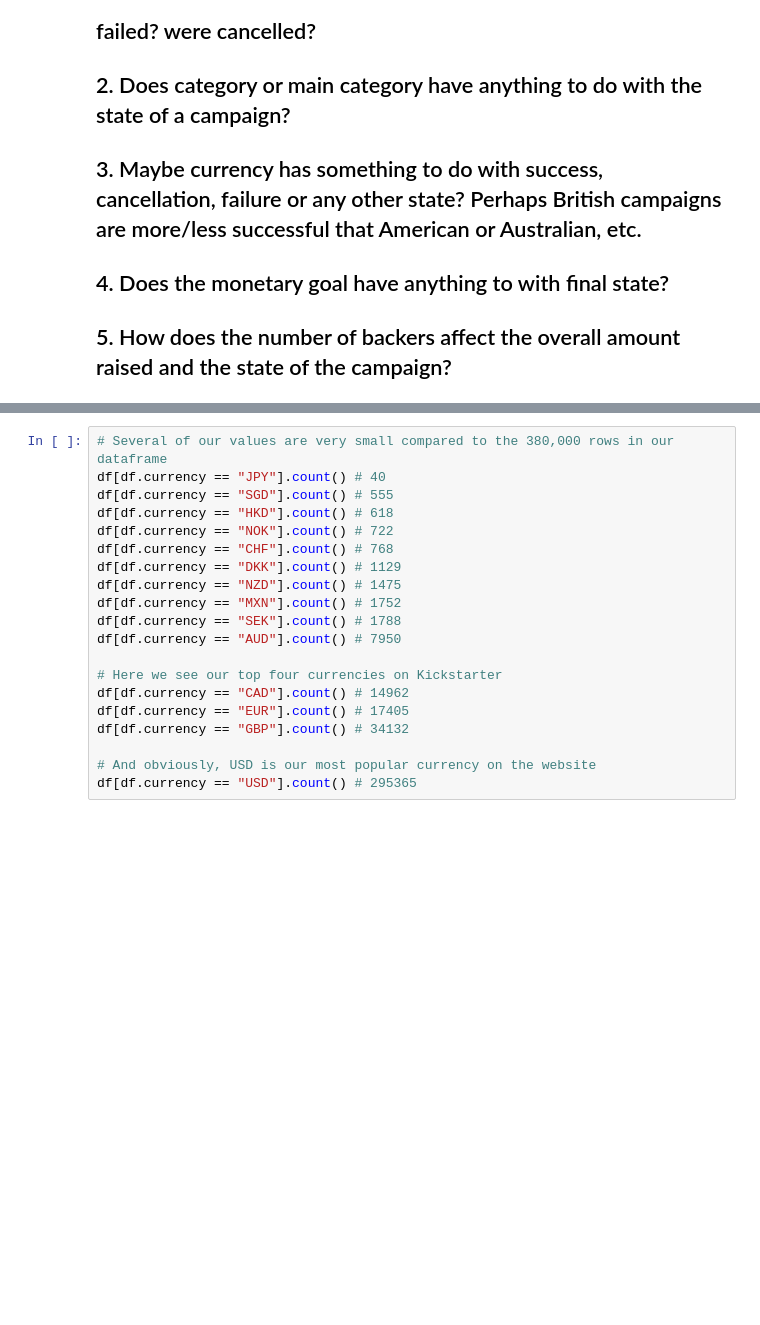
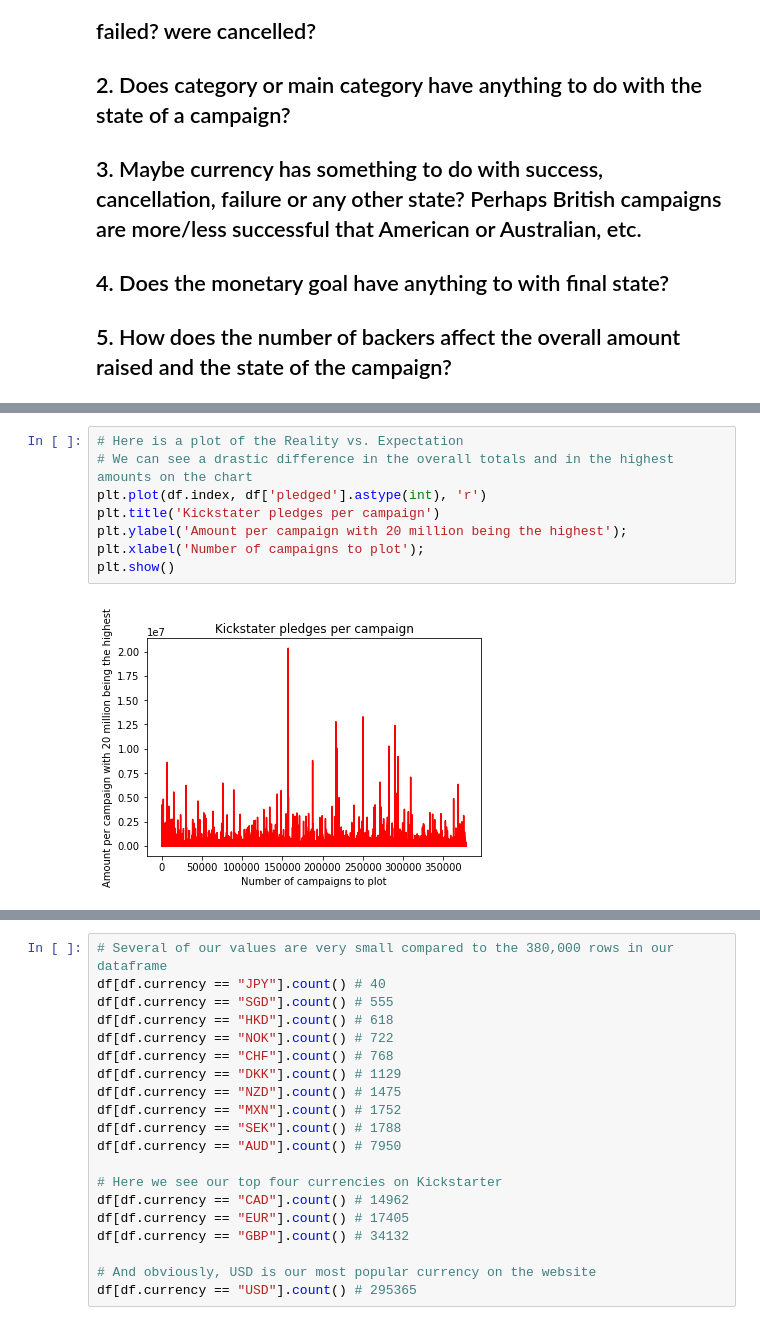
Before and after one commit to fchikwekwe/KickstarterData, a Jupyter notebook: Kickstarter_data.ipynb, the cells around one changed output, grey strips where cells are left out. Cells and saved outputs as stored; diff of their text form; blank space fills up the shorter version.

```diff
--- a/Kickstarter_data.ipynb
+++ b/Kickstarter_data.ipynb
@@ -238,0 +227,10 @@ sns.countplot(y='currency', palette='RdBu_r', order=df['currency'].value_counts(
+# %%
+# Here is a plot of the Reality vs. Expectation
+# We can see a drastic difference in the overall totals and in the highest amounts on the chart
+plt.plot(df.index, df['pledged'].astype(int), 'r')
+plt.title('Kickstater pledges per campaign')
+plt.ylabel('Amount per campaign with 20 million being the highest');
+plt.xlabel('Number of campaigns to plot');
+plt.show()
+# %% [output]
+[figure, added]
```
Also changed, not shown: parts of 27 cells of this notebook, 1 other file.
